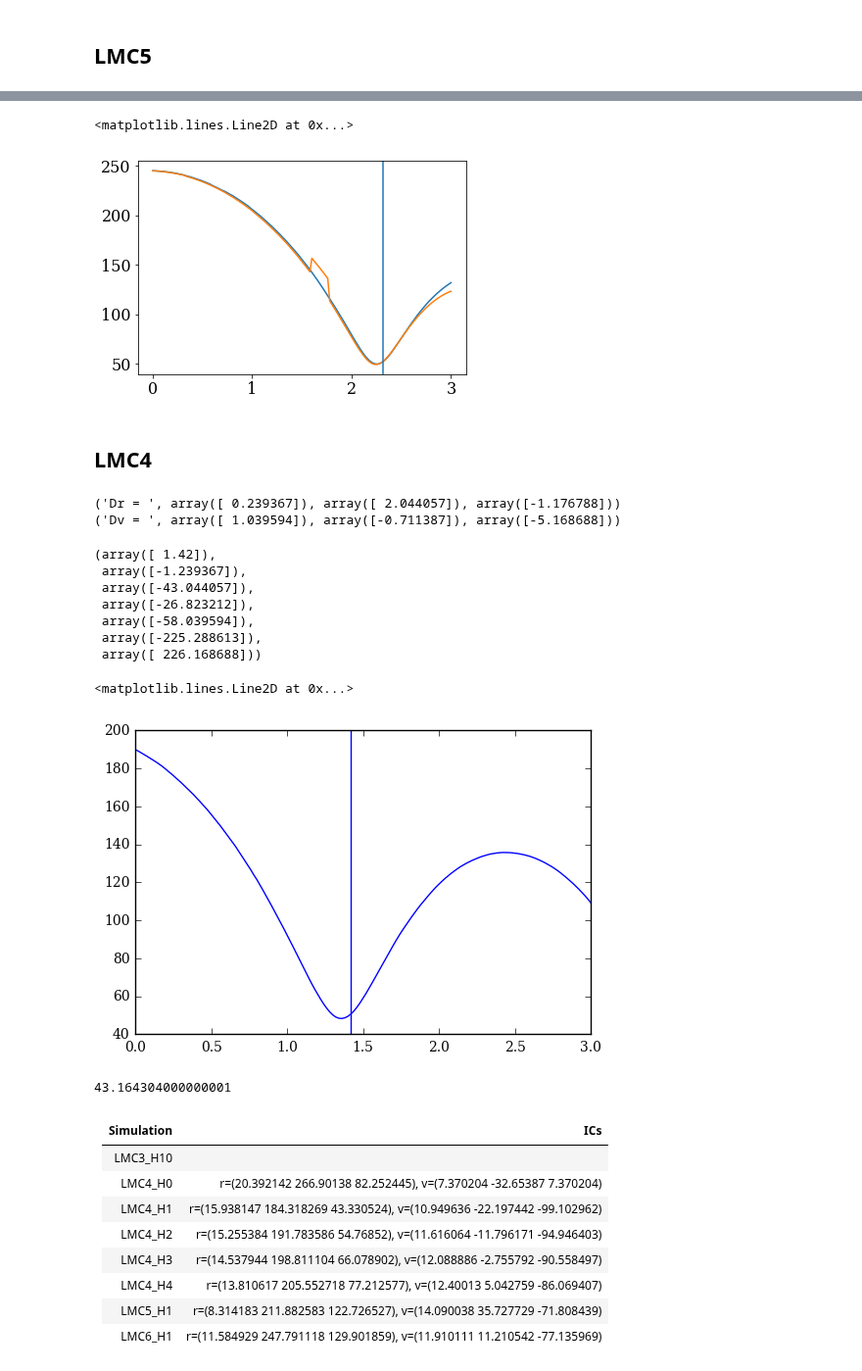
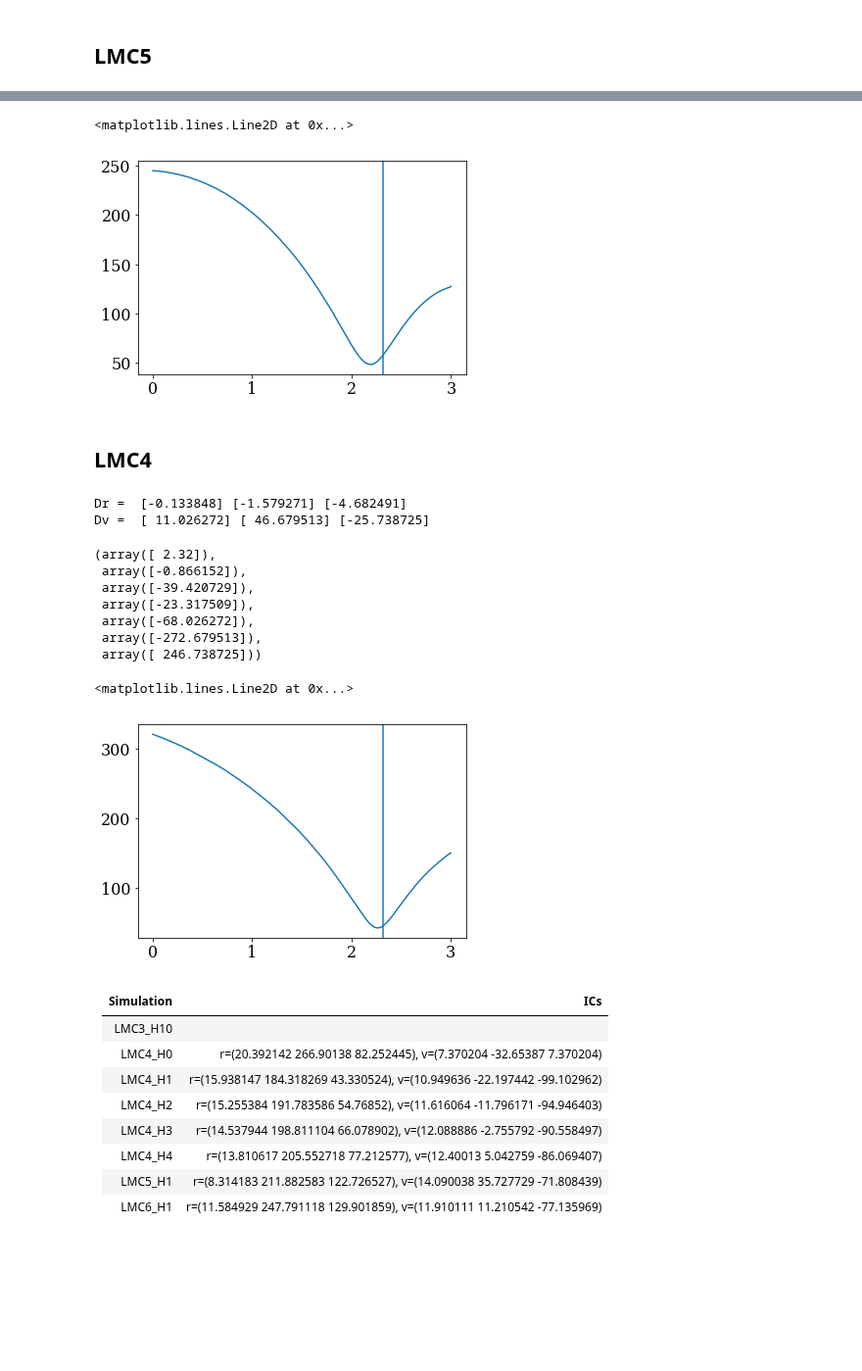
Before and after one commit to jngaravitoc/LMC-MW, a Jupyter notebook: code/LMC_orbit/LMC_orbits.ipynb, the cells around one changed output, grey strips where cells are left out. Shown at 98% size. Cells and saved outputs as stored; diff of their text form; code cells hidden in the pictures; blank space fills up the shorter version.

```diff
--- a/code/LMC_orbit/LMC_orbits.ipynb
+++ b/code/LMC_orbit/LMC_orbits.ipynb
@@ -178,36 +150,33 @@ Dv =  [ 11.787301] [ 10.950156] [-4.155633]
 # %%
-plot(t5, R_gal5)
-plot(t5_2, R_gal5_2)
+plot(np.linspace(0, 3, 151), R_gal5)
+#plot(t5_2, R_gal5_2)
 
 axvline(2.32)
 # %% [output]
 <matplotlib.lines.Line2D at 0x...>
-[figure, old version]
+[figure, new version]
 # %% [markdown]
 ## LMC4
 # %%
-t4, R_gal4,  x_sat, y_sat, z_sat, x_gal, y_gal, z_gal, Vgal, vx_sat, vy_sat, vz_sat, vx_gal, vy_gal, vz_gal = reading_Nbody('LMC4_H1.txt')
-best_values(t4, x_sat-x_gal, y_sat-y_gal, z_sat-z_gal, vx_sat-vx_gal, vy_sat-vy_gal, vz_sat-vz_gal)
+R_gal4, x_sat, y_sat, z_sat, x_gal, y_gal, z_gal, Vgal, vx_sat, vy_sat, vz_sat, vx_gal,\
+vy_gal, vz_gal = reading_Nbody('LMC4/LMC4_1Mb0_orbit_2_092.txt')
+best_values(x_sat-x_gal, y_sat-y_gal, z_sat-z_gal, vx_sat-vx_gal, vy_sat-vy_gal, vz_sat-vz_gal)
 # %% [output]
-('Dr = ', array([ 0.239367]), array([ 2.044057]), array([-1.176788]))
-('Dv = ', array([ 1.039594]), array([-0.711387]), array([-5.168688]))
+Dr =  [-0.133848] [-1.579271] [-4.682491]
+Dv =  [ 11.026272] [ 46.679513] [-25.738725]
-(array([ 1.42]),
- array([-1.239367]),
- array([-43.044057]),
- array([-26.823212]),
- array([-58.039594]),
- array([-225.288613]),
- array([ 226.168688]))
+(array([ 2.32]),
+ array([-0.866152]),
+ array([-39.420729]),
+ array([-23.317509]),
+ array([-68.026272]),
+ array([-272.679513]),
+ array([ 246.738725]))
-# %%
-plot(t4, R_gal4)
-axvline(1.42)
-# %% [output]
-<matplotlib.lines.Line2D at 0x...>
-[figure, removed]
-# %%
-z_sat[0]
-# %% [output]
-43.164304000000001
+# %%
+plot(np.linspace(0, 3, 151), RgalNB_2092)
+axvline(2.32)
+# %% [output]
+<matplotlib.lines.Line2D at 0x...>
+[figure, added]
 # %% [markdown]
 |Simulation| ICs |
 |--------|---------|
```
Also changed, not shown: parts of 12 cells of this notebook, 1 other file.
